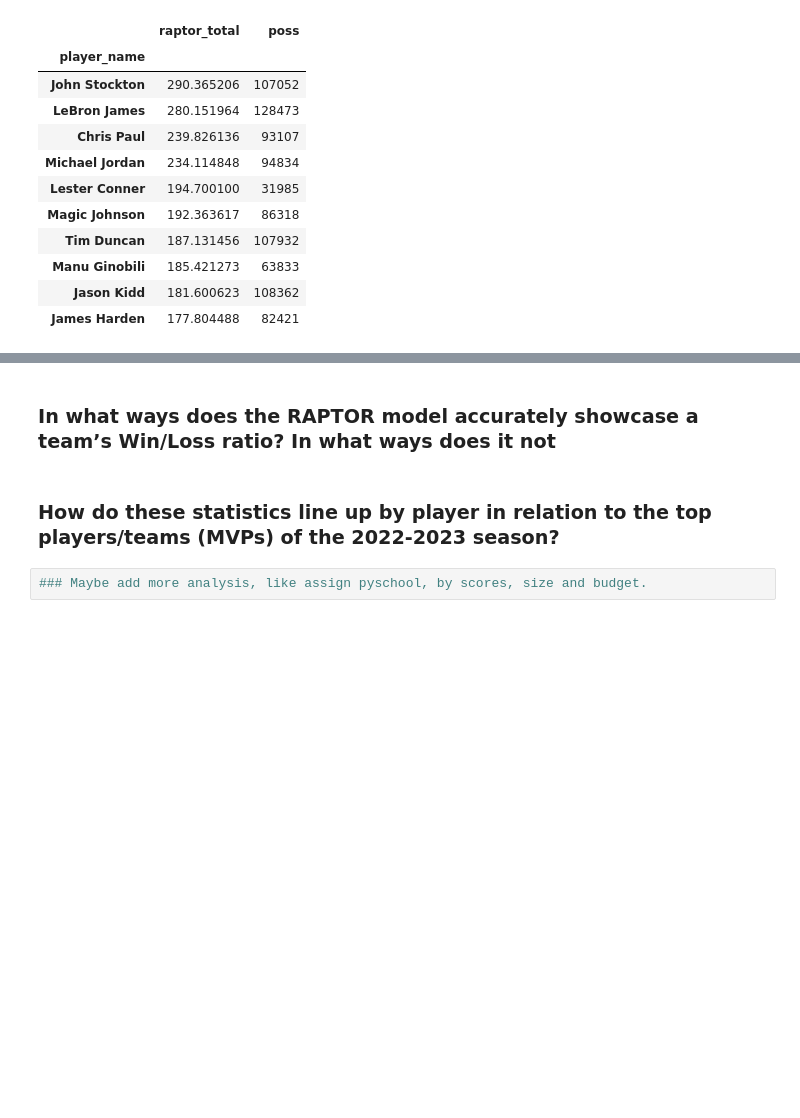
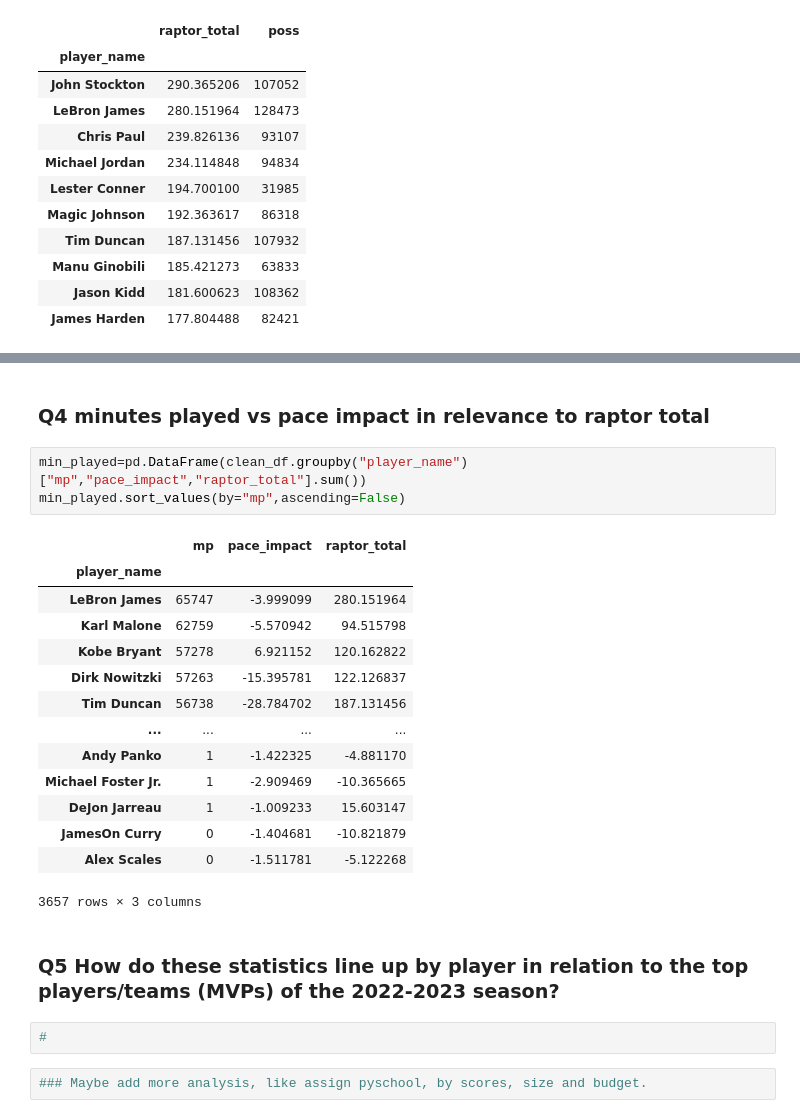
Before and after one commit to UzmaSayyeda/Project01, a Jupyter notebook: raptor_analysis_uzma.ipynb, the cells around one changed output, grey strips where cells are left out. Drawn from its saved outputs; the diff is of its cells as text; blank space fills up the shorter version.

Commit message:
outline and clean dataframe.

```diff
--- a/raptor_analysis_uzma.ipynb
+++ b/raptor_analysis_uzma.ipynb
@@ -309,6 +333,26 @@ top_10_raptor
 # %% [markdown]
-### In what ways does the RAPTOR model accurately showcase a team’s Win/Loss ratio? In what ways does it not
+### Q4 minutes played vs pace impact in relevance to raptor total
+# %%
+min_played=pd.DataFrame(clean_df.groupby("player_name")["mp","pace_impact","raptor_total"].sum())
+min_played.sort_values(by="mp",ascending=False)
+# %% [output]
+|  | mp | pace_impact | raptor_total |
+| player_name |  |  |  |
+| LeBron James | 65747 | -3.999099 | 280.151964 |
+| Karl Malone | 62759 | -5.570942 | 94.515798 |
+| Kobe Bryant | 57278 | 6.921152 | 120.162822 |
+| Dirk Nowitzki | 57263 | -15.395781 | 122.126837 |
+| Tim Duncan | 56738 | -28.784702 | 187.131456 |
+| ... | ... | ... | ... |
+| Andy Panko | 1 | -1.422325 | -4.881170 |
+| Michael Foster Jr. | 1 | -2.909469 | -10.365665 |
+| DeJon Jarreau | 1 | -1.009233 | 15.603147 |
+| JamesOn Curry | 0 | -1.404681 | -10.821879 |
+| Alex Scales | 0 | -1.511781 | -5.122268 |
+3657 rows × 3 columns
 # %% [markdown]
-### How do these statistics line up by player in relation to the top players/teams (MVPs) of the 2022-2023 season?
+### Q5 How do these statistics line up by player in relation to the top players/teams (MVPs) of the 2022-2023 season?
+# %%
+#
 # %%
 ### Maybe add more analysis, like assign pyschool, by scores, size and budget.
```
Also changed, not shown: parts of 10 cells of this notebook.
